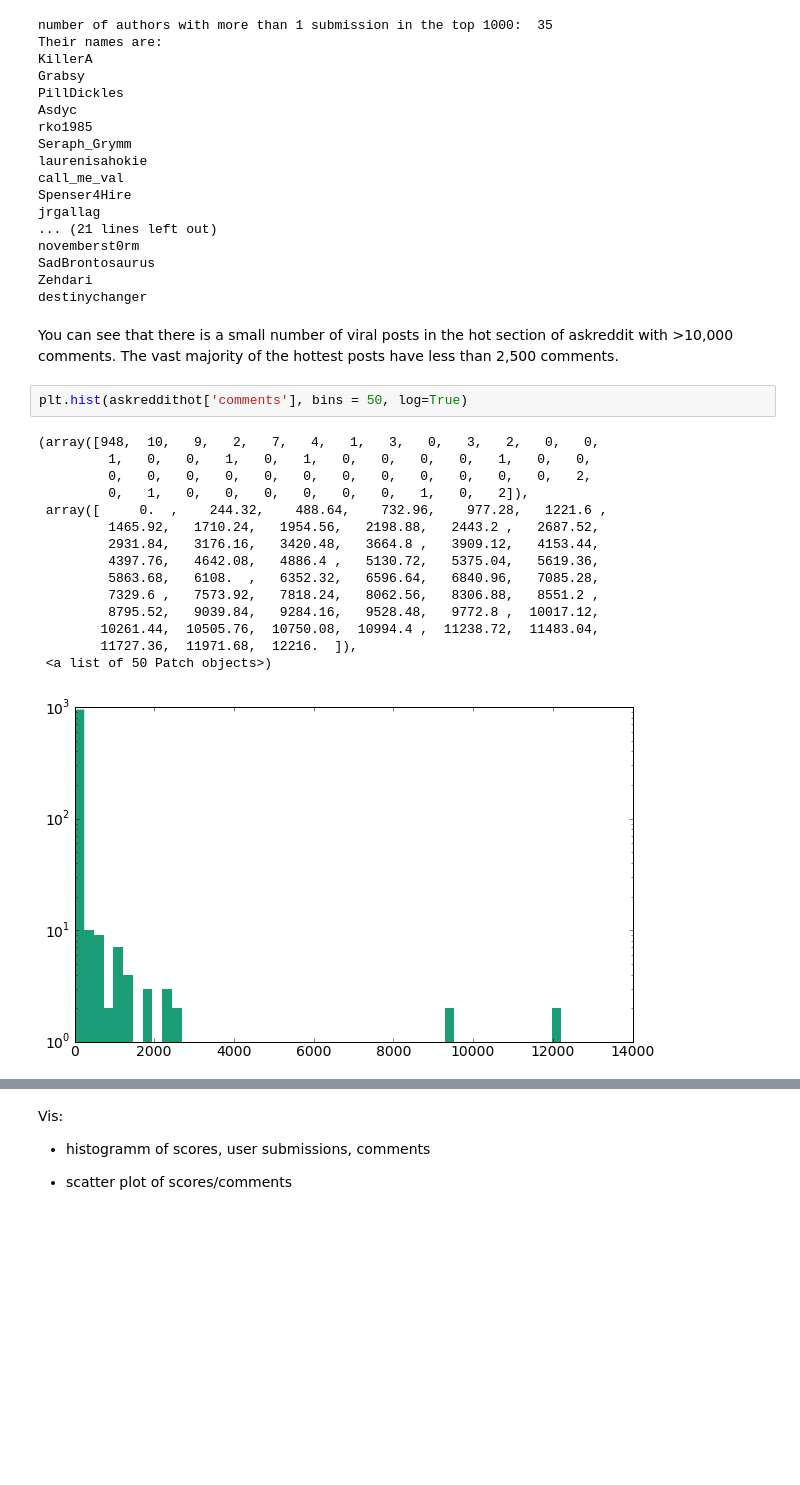
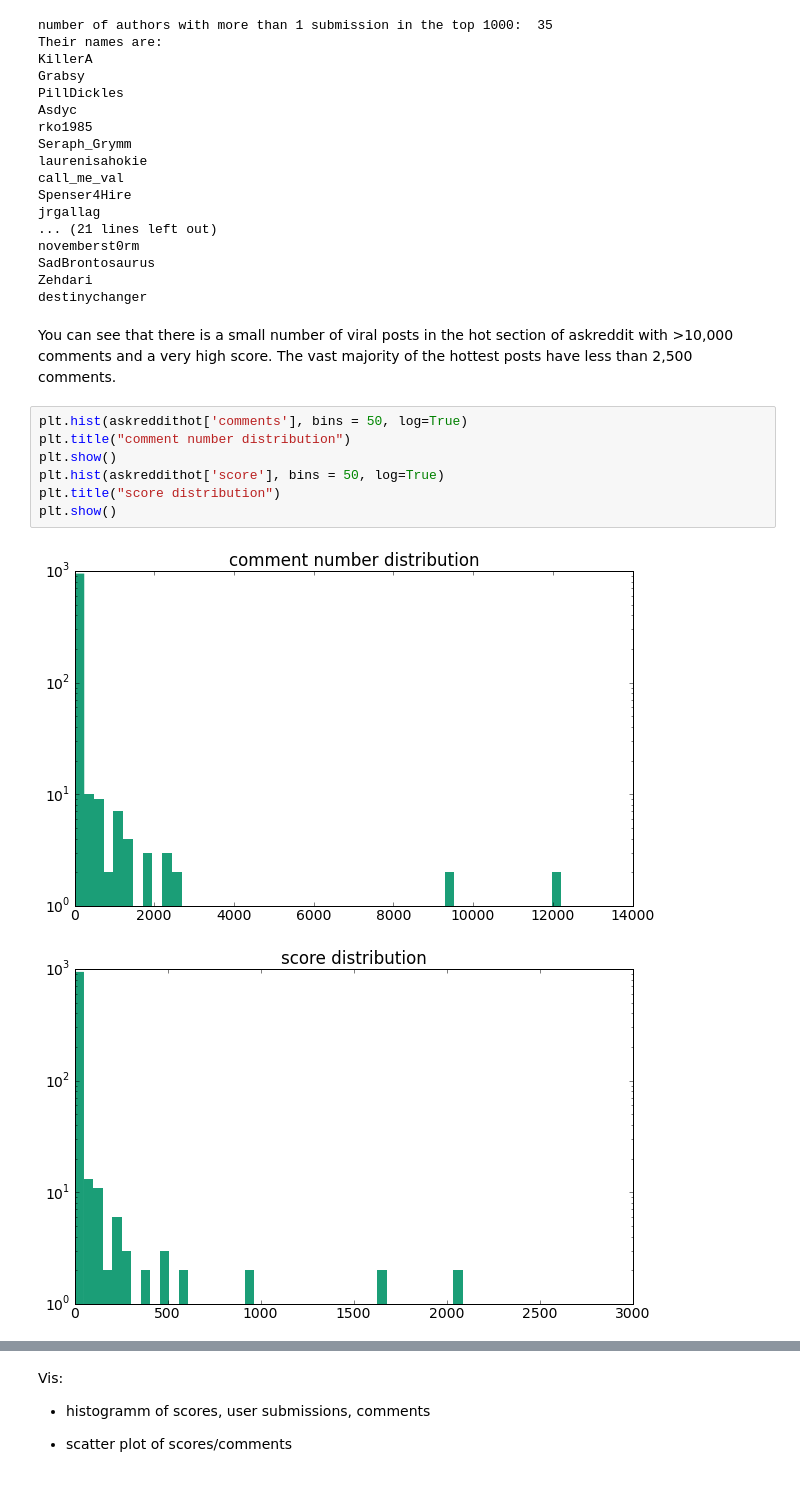
Before and after one commit to jaysayre/preddicted, a Jupyter notebook: statisticalmodeling - sebastian.ipynb, the cells around one changed output, grey strips where cells are left out. Cells and saved outputs as stored; diff of their text form; blank space fills up the shorter version.

```diff
--- a/statisticalmodeling - sebastian.ipynb
+++ b/statisticalmodeling - sebastian.ipynb
@@ -124,22 +124,14 @@ SadBrontosaurus
 Zehdari
 destinychanger
 # %% [markdown]
-You can see that there is a small number of viral posts in the hot section of askreddit with >10,000 comments. The vast majority of the hottest posts have less than 2,500 comments.
+You can see that there is a small number of viral posts in the hot section of askreddit with >10,000 comments and a very high score. The vast majority of the hottest posts have less than 2,500 comments.
-# %%
-plt.hist(askreddithot['comments'], bins = 50, log=True)
-# %% [output]
-(array([948,  10,   9,   2,   7,   4,   1,   3,   0,   3,   2,   0,   0,
-         1,   0,   0,   1,   0,   1,   0,   0,   0,   0,   1,   0,   0,
-         0,   0,   0,   0,   0,   0,   0,   0,   0,   0,   0,   0,   2,
-         0,   1,   0,   0,   0,   0,   0,   0,   1,   0,   2]),
- array([     0.  ,    244.32,    488.64,    732.96,    977.28,   1221.6 ,
-         1465.92,   1710.24,   1954.56,   2198.88,   2443.2 ,   2687.52,
-         2931.84,   3176.16,   3420.48,   3664.8 ,   3909.12,   4153.44,
-         4397.76,   4642.08,   4886.4 ,   5130.72,   5375.04,   5619.36,
-         5863.68,   6108.  ,   6352.32,   6596.64,   6840.96,   7085.28,
-         7329.6 ,   7573.92,   7818.24,   8062.56,   8306.88,   8551.2 ,
-         8795.52,   9039.84,   9284.16,   9528.48,   9772.8 ,  10017.12,
-        10261.44,  10505.76,  10750.08,  10994.4 ,  11238.72,  11483.04,
-        11727.36,  11971.68,  12216.  ]),
- <a list of 50 Patch objects>)
-[figure, removed]
+# %%
+plt.hist(askreddithot['comments'], bins = 50, log=True)
+plt.title("comment number distribution")
+plt.show()
+plt.hist(askreddithot['score'], bins = 50, log=True)
+plt.title("score distribution")
+plt.show()
+# %% [output]
+[figure, added]
+[figure, added]
```
Also changed, not shown: parts of 1 cell of this notebook.
